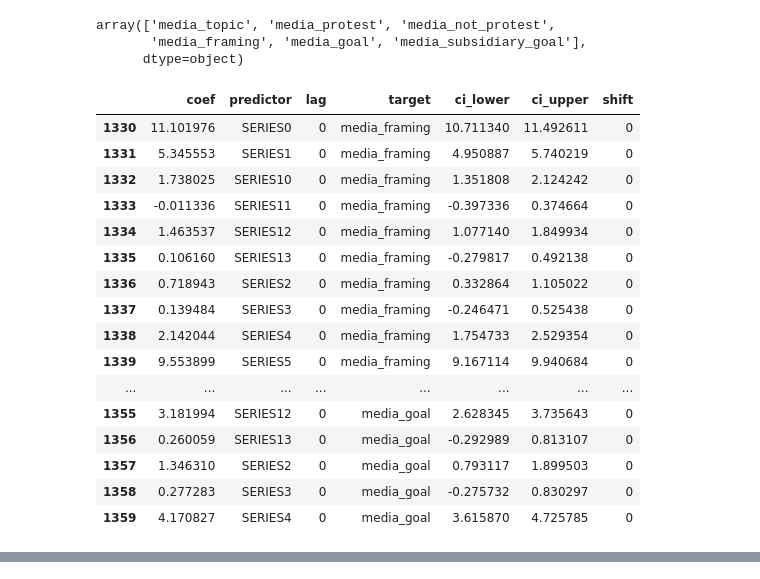
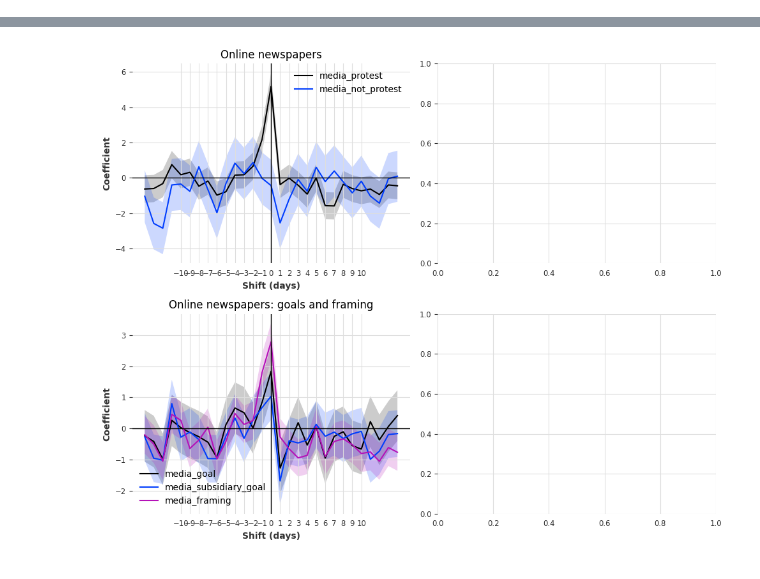
Before and after one commit to davidpomerenke/protest-impact, a Jupyter notebook: notebooks/wip.ipynb, the cells around one changed output, grey strips where cells are left out. Cells and saved outputs as stored; diff of their text form; code cells hidden in the pictures.

```diff
--- a/notebooks/wip.ipynb
+++ b/notebooks/wip.ipynb
@@ -33,49 +31,29 @@ MissingDataError: exog contains inf or nans
 [drawing not drawn]
-# %%
-results[0]["target"].unique()
-# %% [output]
-array(['media_topic', 'media_protest', 'media_not_protest',
-       'media_framing', 'media_goal', 'media_subsidiary_goal'],
-      dtype=object)
-# %%
-results[0][results[0]["shift"] == 0].sort_values(["target", "predictor", "lag"]).head(
-    30
-)
-# %% [output]
-|  | coef | predictor | lag | target | ci_lower | ci_upper | shift |
-| 1330 | 11.101976 | SERIES0 | 0 | media_framing | 10.711340 | 11.492611 | 0 |
-| 1331 | 5.345553 | SERIES1 | 0 | media_framing | 4.950887 | 5.740219 | 0 |
-| 1332 | 1.738025 | SERIES10 | 0 | media_framing | 1.351808 | 2.124242 | 0 |
-| 1333 | -0.011336 | SERIES11 | 0 | media_framing | -0.397336 | 0.374664 | 0 |
-| 1334 | 1.463537 | SERIES12 | 0 | media_framing | 1.077140 | 1.849934 | 0 |
-| 1335 | 0.106160 | SERIES13 | 0 | media_framing | -0.279817 | 0.492138 | 0 |
-| 1336 | 0.718943 | SERIES2 | 0 | media_framing | 0.332864 | 1.105022 | 0 |
-| 1337 | 0.139484 | SERIES3 | 0 | media_framing | -0.246471 | 0.525438 | 0 |
-| 1338 | 2.142044 | SERIES4 | 0 | media_framing | 1.754733 | 2.529354 | 0 |
-| 1339 | 9.553899 | SERIES5 | 0 | media_framing | 9.167114 | 9.940684 | 0 |
-| ... | ... | ... | ... | ... | ... | ... | ... |
-| 1355 | 3.181994 | SERIES12 | 0 | media_goal | 2.628345 | 3.735643 | 0 |
-| 1356 | 0.260059 | SERIES13 | 0 | media_goal | -0.292989 | 0.813107 | 0 |
-| 1357 | 1.346310 | SERIES2 | 0 | media_goal | 0.793117 | 1.899503 | 0 |
-| 1358 | 0.277283 | SERIES3 | 0 | media_goal | -0.275732 | 0.830297 | 0 |
-| 1359 | 4.170827 | SERIES4 | 0 | media_goal | 3.615870 | 4.725785 | 0 |
 # %%
+import matplotlib.pyplot as plt
+
+from src.features.time_series.lagged_impact import plot_lagged_impact
+from src.models.regression import regression
+
+lags = 14
+gap = 3
+
 fig, axes = plt.subplots(2, 2, figsize=(10, 8))
-results = regression(max_lags=1)
+results = regression(lags=lags, gap=gap)
 plot_lagged_impact(results, "occ_FFF", "protest", ax=axes[0, 0])
 axes[0, 0].set_title("Online newspapers")
 
-results = regression(max_lags=1, media_source="dereko")
-plot_lagged_impact(results, "occ_FFF", "protest", ax=axes[0, 1])
-axes[0, 1].set_title("Print newspapers")
+# results = regression(lags=lags, gap=gap, media_source="dereko")
+# plot_lagged_impact(results, "occ_FFF", "protest", ax=axes[0, 1])
+# axes[0, 1].set_title("Print newspapers")
 
-results = regression(max_lags=1)
+results = regression(lags=lags, gap=gap)
 plot_lagged_impact(results, "occ_FFF", "goals", ax=axes[1, 0])
 axes[1, 0].set_title("Online newspapers: goals and framing")
 
-results = regression(max_lags=1, media_source="dereko")
-plot_lagged_impact(results, "occ_FFF", "goals", ax=axes[1, 1])
-axes[1, 1].set_title("Print newspapers: goals and framing")
+# results = regression(lags=lags, gap=gap, media_source="dereko")
+# plot_lagged_impact(results, "occ_FFF", "goals", ax=axes[1, 1])
+# axes[1, 1].set_title("Print newspapers: goals and framing")
 fig.tight_layout()
 plt.show()
 # %% [output]
@@ -83,3 +60,4 @@ plt.show()
+[figure, added]
 # %%
 results[
     (results["target"] == "media_protest")
```
Also changed, not shown: parts of 3 cells of this notebook, 3 other files.
